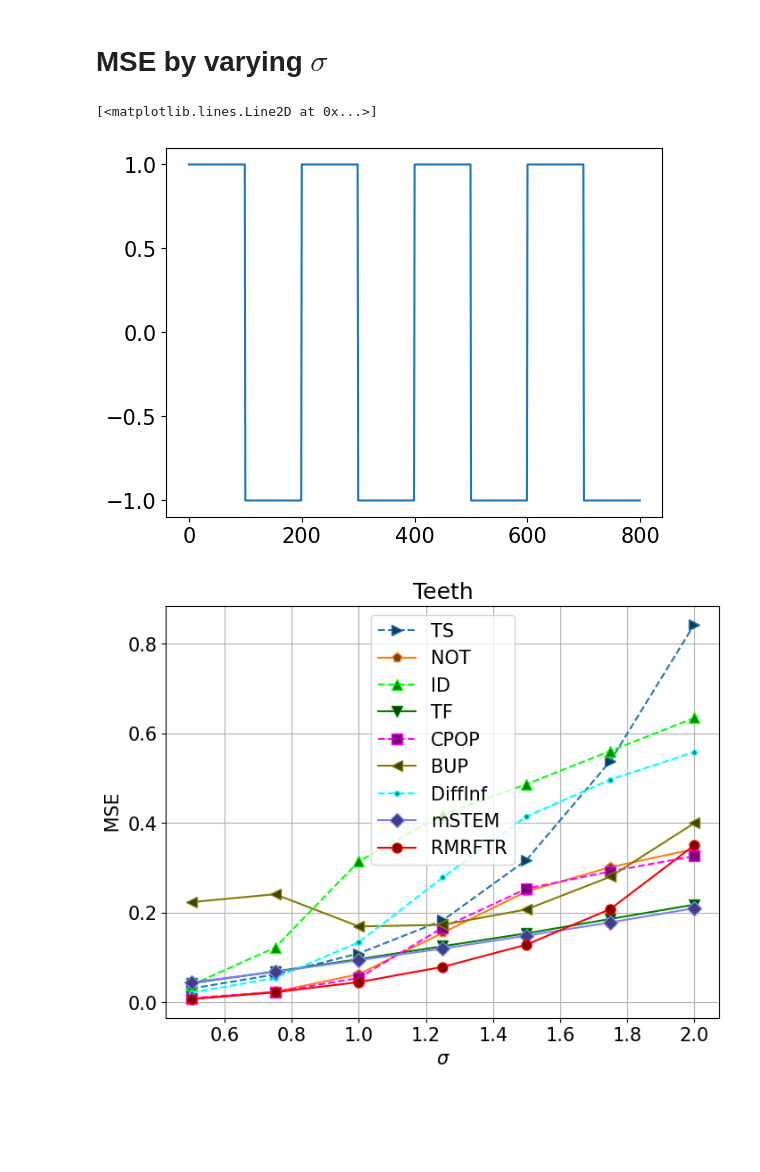
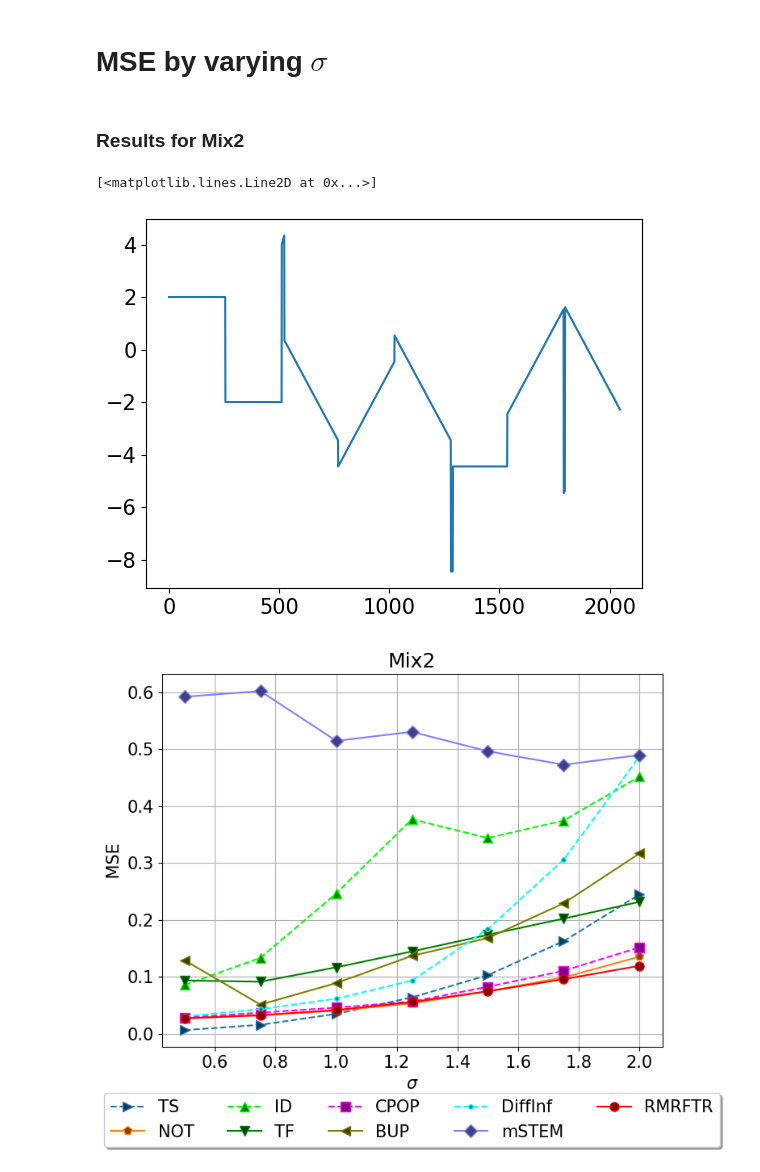
Before and after one commit to Zakariae-drabech/RMRFTR, a Jupyter notebook: RMFFTR_Simulations.ipynb, the cells around one changed output. Drawn from its saved outputs; the diff is of its cells as text; code cells hidden in the pictures; blank space fills up the shorter version.

```diff
--- a/RMFFTR_Simulations.ipynb
+++ b/RMFFTR_Simulations.ipynb
@@ -608,10 +610,9 @@ DFm7n1
 # %% [markdown]
 # MSE  by varying $\sigma$
 # %%
-
-
-def simulate_error(N, modelnum , thr, p,bal,h0,mu,discontinue=True):
-    truex = get_signal(models[modelnum-1]) # sgnl only
+def simulate_error(N, modelnum , h0,mu,discontinue=True, thr=1.3, p=0.04, bal=0,\
+             contrast_NOT="pcwsLinMean",contrast_ID="slope", LambdaID=1,typmSTEM="I",gamma=40, maxerr=300,\
+            ord_TF=1, degreeDIF=1):
     n = len(truex)
 
     SIGMA=np.arange(0.5,2+0.25,0.25)
@@ -627,7 +628,7 @@ def simulate_error(N, modelnum , thr, p,bal,h0,mu,discontinue=True):
     Norm_bup =[]
     Norm_diff =[]
     Norm_mstem =[]
-    for sigma in tqdm(SIGMA,leave=False):
+    for sigma in SIGMA:
         norm_rmrftr=0
         norm_tr=0
         norm_not=0
@@ -637,7 +638,7 @@ def simulate_error(N, modelnum , thr, p,bal,h0,mu,discontinue=True):
         norm_bup =0
         norm_diff=0
         norm_mstem=0
-        for i in tqdm(range(n_obs),leave=True):
+        for i in range(n_obs):
             b=degrader_signal(np.zeros(n),[0,sigma])
             y=truex+b
 
@@ -645,13 +646,13 @@ def simulate_error(N, modelnum , thr, p,bal,h0,mu,discontinue=True):
             Rmrftr.run(y)
 
             TRendsegmentR = dict(ts(y, thr=thr, p=p, bal=bal).items())
-            NOt=dict(not_sic(y).items())
-            IDetect=dict(Id(y).items())
-            Tf=dict(tf(y).items())
+            NOt=dict(not_sic(y, contrast=contrast_NOT).items())
+            IDetect=dict(Id(y,contrast=contrast_ID,Lambda=LambdaID).items())
+            Tf=dict(tf(y, ord_TF=ord_TF).items())
             Cpop=dict(cpop(y).items())
-            Bup=dict(bup(y,200 ).items())
-            Diff_Inf=dict(diff_Inf(y).items())
-            MSTEM=dict(mSTEM(y,30, typ="II-step").items()) #II-linear II-step
+            Bup=dict(bup(y,maxerr).items())
+            Diff_Inf=dict(diff_Inf(y, degree=degreeDIF).items())
+            MSTEM=dict(mSTEM(y,gamma=gamma, typ=typmSTEM).items()) #II-linear II-step
 
 
             x_tr=TRendsegmentR['fit']
@@ -700,9 +701,11 @@ def simulate_error(N, modelnum , thr, p,bal,h0,mu,discontinue=True):
     for i in range(9):
         res[i]=methods_res[i]
     return res
+# %% [markdown]
+### Results for Mix2
 # %%
-truex = get_signal(models[7-1])
+truex = get_signal(models[5-1])
 plt.plot(truex)
 # %% [output]
 [<matplotlib.lines.Line2D at 0x...>]
-[figure, old version]
+[figure, new version]
@@ -711,22 +715,27 @@ m7n2 =simulate_error(N=100, modelnum=7, thr=1.3, p=0.04, bal=0, h0=1.5, mu=70, d
+# %%
+m5n2 =simulate_error(N=1, modelnum=5,   h0=1.7, mu=70,  maxerr=350,\
+              contrast_ID="slope",LambdaID=1, contrast_NOT="pcwsLinMean",typmSTEM="I", gamma=40,\
+             ord_TF=1, degreeDIF=1)
 # %%
 Lab=["RMRFTR", "TS", "NOT", "ID", "TF", "CPOP", "BUP","DiffInf","mSTEM"]
 Lab=np.array(Lab)
 
 figAll, ax = plt.subplots(1,1,figsize=(8,6))
 SIGMA=np.arange(0.5,2+0.25,0.25)
 
 ax1=ax
 indexGood=[1,2,3,4,5,6,7,8,0]
 for i in indexGood:
     if i%2==0:
-        ax1.plot(SIGMA,m7n2[i],marker=marker[i],color=color[i],label=Lab[i],markersize=8,markerfacecolor=markerfacecolor[i])
+        ax1.plot(SIGMA,m5n2[i],marker=marker[i],color=color[i],label=Lab[i],markersize=8,markerfacecolor=markerfacecolor[i])
     else:
-        ax1.plot(SIGMA,m7n2[i],marker=marker[i],color=color[i],label=Lab[i],markersize=8,markerfacecolor=markerfacecolor[i],linestyle='dashed')
+        ax1.plot(SIGMA,m5n2[i],marker=marker[i],color=color[i],label=Lab[i],markersize=8,markerfacecolor=markerfacecolor[i],linestyle='dashed')
 # Add labels, title, legend, etc. for the left y-axis
 ax1.set_xlabel('$\sigma$')
 ax1.set_ylabel(' MSE ')
-ax1.set_title('Teeth')
-ax1.legend(loc='upper center')
+ax1.set_title('Mix2')
+ax1.legend(loc='upper center', bbox_to_anchor=(0.5, -0.1),
+          fancybox=True, shadow=True, ncol=5)
 ax1.grid()
 # %% [output]
-[figure, old version]
+[figure, new version]
```
Also changed, not shown: parts of 11 cells of this notebook.
